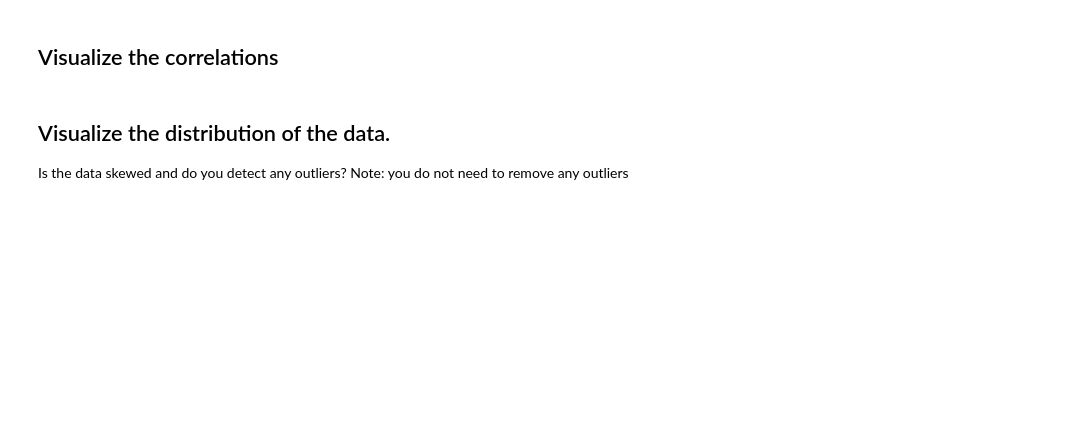
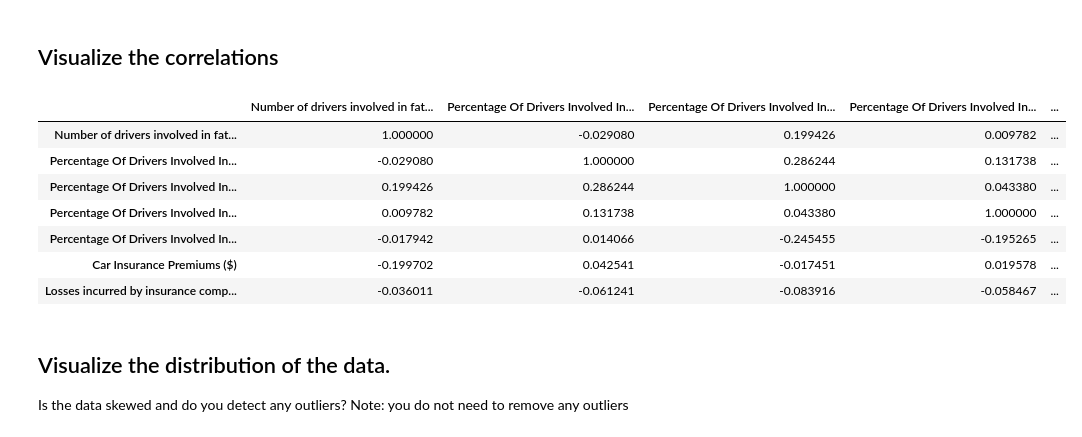
Before and after one commit to clarkech95/clustering, a Jupyter notebook: Clustering.ipynb, the cells around one changed output. Drawn from its saved outputs; the diff is of its cells as text; code cells hidden in the pictures; blank space fills up the shorter version.

```diff
--- a/Clustering.ipynb
+++ b/Clustering.ipynb
@@ -31,6 +35,16 @@ data.describe()
 ## Visualize the correlations
 # %%
 #TODO:
+data.corr()
+# %% [output]
+|  | Number of drivers involved in fat... | Percentage Of Drivers Involved In... | Percentage Of Drivers Involved In... | Percentage Of Drivers Involved In... | ... |
+| Number of drivers involved in fat... | 1.000000 | -0.029080 | 0.199426 | 0.009782 | ... |
+| Percentage Of Drivers Involved In... | -0.029080 | 1.000000 | 0.286244 | 0.131738 | ... |
+| Percentage Of Drivers Involved In... | 0.199426 | 0.286244 | 1.000000 | 0.043380 | ... |
+| Percentage Of Drivers Involved In... | 0.009782 | 0.131738 | 0.043380 | 1.000000 | ... |
+| Percentage Of Drivers Involved In... | -0.017942 | 0.014066 | -0.245455 | -0.195265 | ... |
+| Car Insurance Premiums ($) | -0.199702 | 0.042541 | -0.017451 | 0.019578 | ... |
+| Losses incurred by insurance comp... | -0.036011 | -0.061241 | -0.083916 | -0.058467 | ... |
 # %% [markdown]
 ## Visualize the distribution of the data.
 Is the data skewed and do you detect any outliers? Note: you do not need to remove any outliers
```
Also changed, not shown: parts of 14 cells of this notebook, 1 other file.
